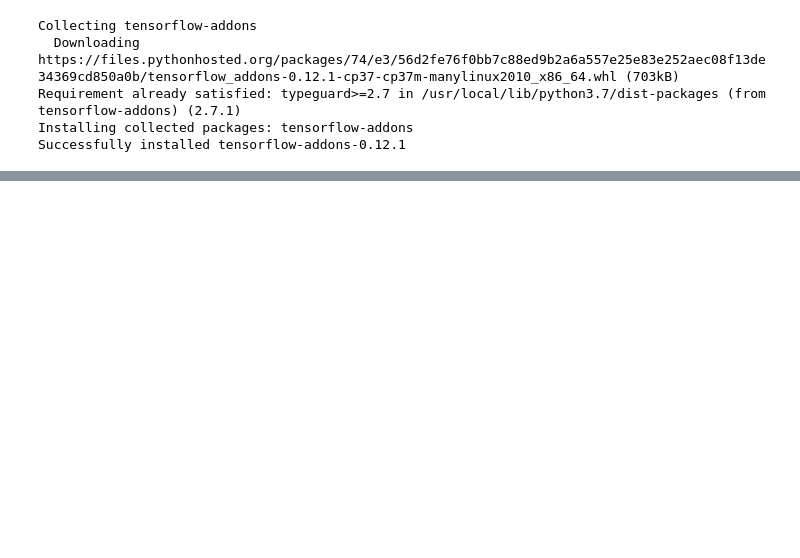
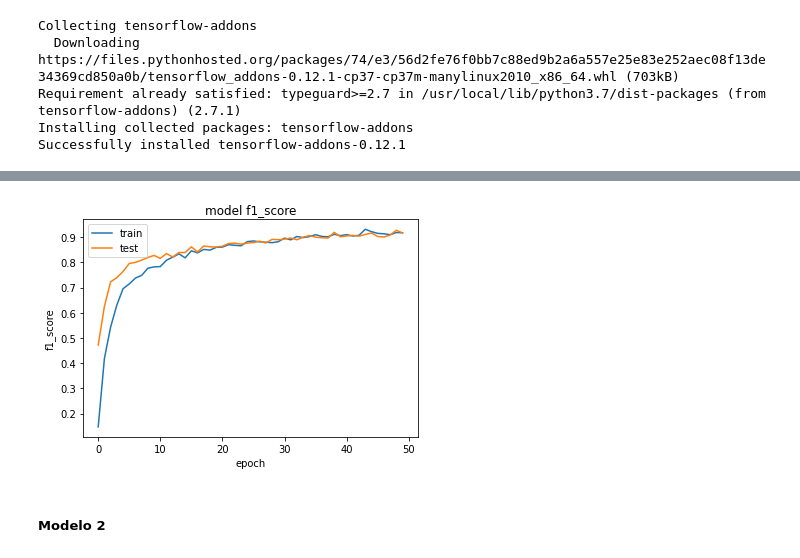
Before and after one commit to lucabem/CompeticionMineria, a Jupyter notebook: modelo_80_f1_luis.ipynb, the cells around one changed output, grey strips where cells are left out. Saved outputs shown, nothing was run; the diff lists cells and outputs as text; code cells hidden in the pictures; blank space fills up the shorter version.

```diff
--- a/modelo_80_f1_luis.ipynb
+++ b/modelo_80_f1_luis.ipynb
@@ -217,0 +268,17 @@ KeyboardInterrupt: ignored
+# %%
+opt = tf.keras.optimizers.Adagrad()
+
+callback = tf.keras.callbacks.EarlyStopping(monitor='f1_score', patience=5)
+
+model_1.compile(loss="categorical_crossentropy",
+              optimizer=opt,
+	            metrics=[tfa.metrics.F1Score(num_classes=25, average='weighted')],
+              )
+# %%
+tf.random.set_seed(2021)
+
+model_history_1 = model_1.fit(
+    train_data_gen,
+    epochs=50,
+    validation_data=valid_data_gen,
+    validation_steps= valid_data_gen.n // batch_size)
@@ -217,0 +332,12 @@ KeyboardInterrupt: ignored
+# %%
+plt.plot(model_history_1.history['f1_score'])
+plt.plot(model_history_1.history['val_f1_score'])
+plt.title('model f1_score')
+plt.ylabel('f1_score')
+plt.xlabel('epoch')
+plt.legend(['train', 'test'], loc='upper left')
+plt.show()
+# %% [output]
+[figure, added]
+# %% [markdown]
+##### Modelo 2
```
Also changed, not shown: parts of 44 cells of this notebook.
